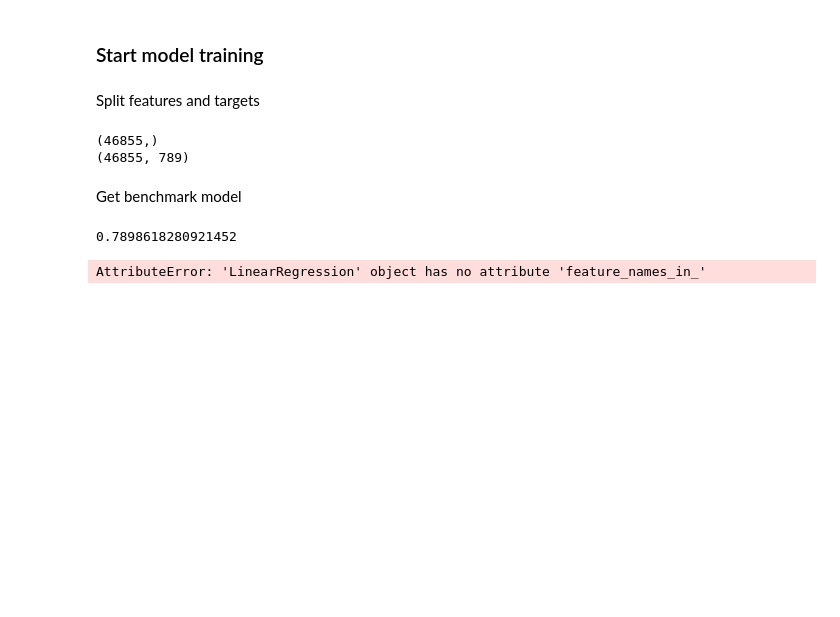
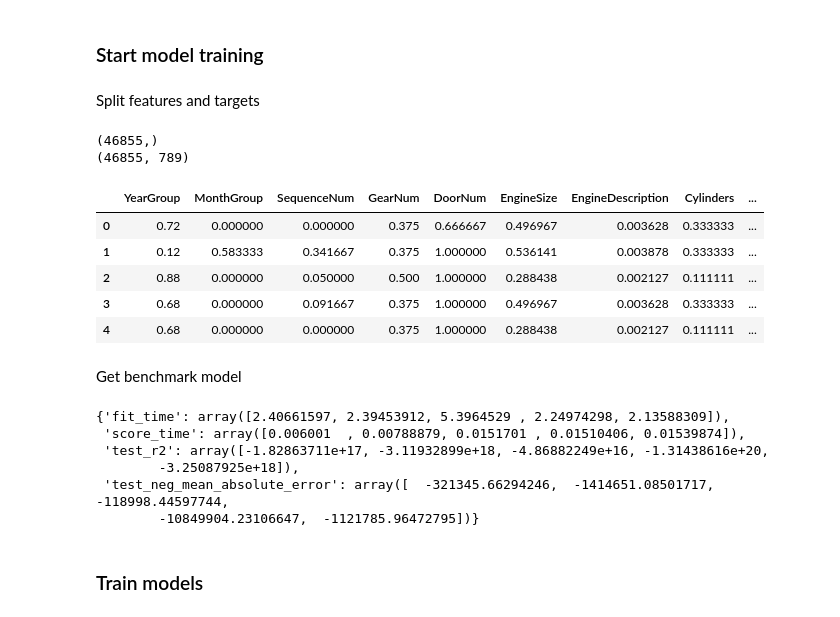
Before and after one commit to roosern-dev/DDST, a Jupyter notebook: scripts/Cleaning.ipynb, the cells around one changed output. Saved outputs shown, nothing was run; the diff lists cells and outputs as text; code cells hidden in the pictures; blank space fills up the shorter version.

```diff
--- a/scripts/Cleaning.ipynb
+++ b/scripts/Cleaning.ipynb
@@ -336,7 +344,7 @@ def normalize_data(input_df:pd.DataFrame):
 
     df = input_df.copy()
 
-    SC = StandardScaler()
+    SC = MinMaxScaler()
     numerical_df = df.select_dtypes(include=np.number)
     non_numerical_df = df.select_dtypes(exclude=np.number)
     normalized_data = SC.fit_transform(numerical_df)
@@ -348,7 +356,7 @@ def normalize_data(input_df:pd.DataFrame):
 
     joined_df = pd.concat([normalized_df,non_numerical_df], axis=1)
 
-    normalize_data.SC = SC
+    normalize_data.scaler = SC
 
     return joined_df
 # %%
@@ -398,6 +410,15 @@ print(x_train.shape)
 # %% [output]
 (46855,)
 (46855, 789)
+# %%
+x_train.head()
+# %% [output]
+|  | YearGroup | MonthGroup | SequenceNum | GearNum | DoorNum | EngineSize | EngineDescription | Cylinders | ... |
+| 0 | 0.72 | 0.000000 | 0.000000 | 0.375 | 0.666667 | 0.496967 | 0.003628 | 0.333333 | ... |
+| 1 | 0.12 | 0.583333 | 0.341667 | 0.375 | 1.000000 | 0.536141 | 0.003878 | 0.333333 | ... |
+| 2 | 0.88 | 0.000000 | 0.050000 | 0.500 | 1.000000 | 0.288438 | 0.002127 | 0.111111 | ... |
+| 3 | 0.68 | 0.000000 | 0.091667 | 0.375 | 1.000000 | 0.496967 | 0.003628 | 0.333333 | ... |
+| 4 | 0.68 | 0.000000 | 0.000000 | 0.375 | 1.000000 | 0.288438 | 0.002127 | 0.111111 | ... |
 # %% [markdown]
 Get benchmark model
 # %%
@@ -407,8 +428,11 @@ score = cross_val_score(linear_reg, x_train, y_train)
 # %%
-score.mean()
+score
 # %% [output]
-0.7898618280921452
+{'fit_time': array([2.40661597, 2.39453912, 5.3964529 , 2.24974298, 2.13588309]),
+ 'score_time': array([0.006001  , 0.00788879, 0.0151701 , 0.01510406, 0.01539874]),
+ 'test_r2': array([-1.82863711e+17, -3.11932899e+18, -4.86882249e+16, -1.31438616e+20,
+        -3.25087925e+18]),
+ 'test_neg_mean_absolute_error': array([  -321345.66294246,  -1414651.08501717,   -118998.44597744,
+        -10849904.23106647,  -1121785.96472795])}
-# %%
-linear_reg.
-# %% [output]
-AttributeError: 'LinearRegression' object has no attribute 'feature_names_in_'
+# %% [markdown]
+### Train models
```
Also changed, not shown: parts of 10 cells of this notebook.
